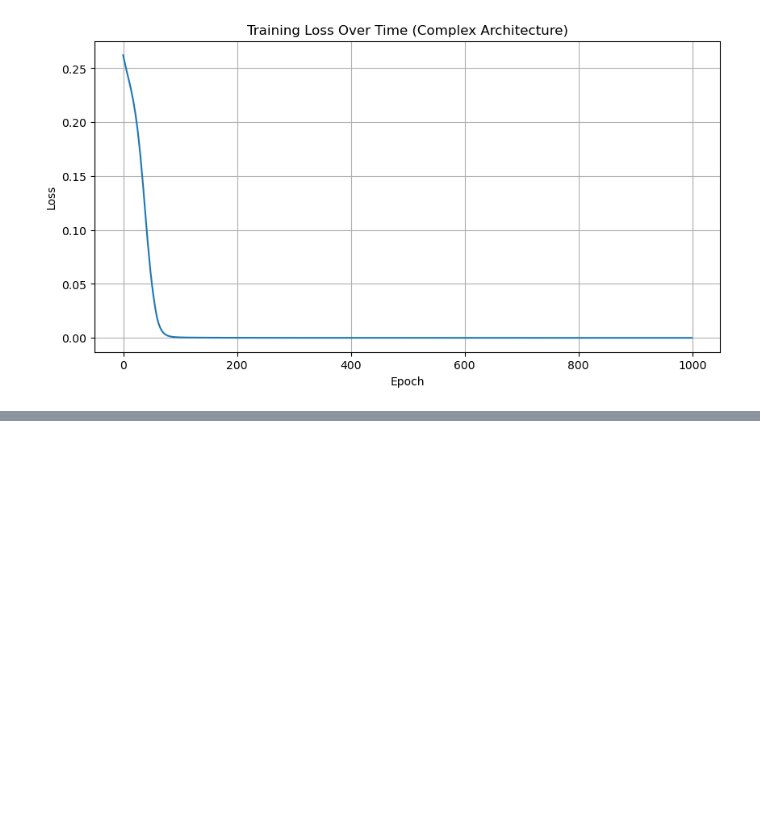
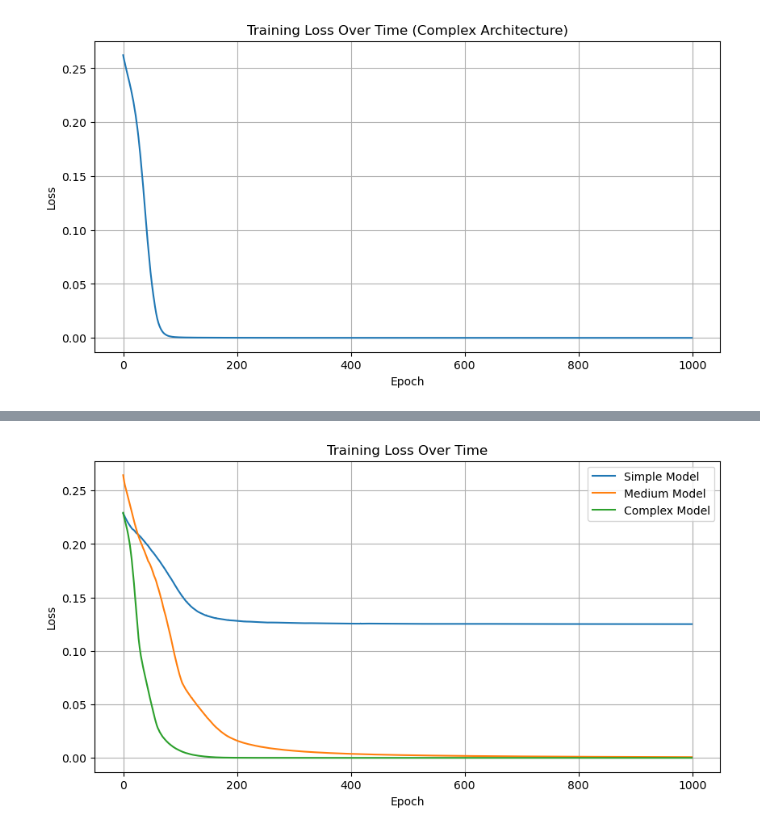
Before and after one commit to alexapvl/Babes-Bolyai-University, a Jupyter notebook: Semester4/AI/Lab/Lab5/AI_lab_5_2023-solved.ipynb, the cells around one changed output, grey strips where cells are left out. Saved outputs shown, nothing was run; the diff lists cells and outputs as text; code cells hidden in the pictures; blank space fills up the shorter version.

```diff
--- a/Semester4/AI/Lab/Lab5/AI_lab_5_2023-solved.ipynb
+++ b/Semester4/AI/Lab/Lab5/AI_lab_5_2023-solved.ipynb
@@ -387,7 +387,7 @@ optimizer = torch.optim.Adam(model3.parameters(), lr=0.01)
 # Training loop
 num_epochs = 1000
 print_interval = 100
-losses = []
+losses_model3 = []
 
 for epoch in range(num_epochs):
     outputs = model3(data_in)
@@ -397,7 +397,7 @@ for epoch in range(num_epochs):
     loss.backward()
     optimizer.step()
 
-    losses.append(loss.item())
+    losses_model3.append(loss.item())
 
     if (epoch + 1) % print_interval == 0:
         print(f'Epoch [{epoch+1}/{num_epochs}], Loss: {loss.item():.4f}')
@@ -516,0 +517,18 @@ tensor([[ 0.4721, -1.3750,  1.0756, -0.1416],
+# %%
+# Plot the training losses to compare the models
+# P.S.: Rerun the cells above to get and observe different results for each training run of the models
+plt.figure(figsize=(10, 5))
+plt.plot(range(len(losses_model1)), losses_model1, label='Simple Model')
+plt.plot(range(len(losses_model2)), losses_model2, label='Medium Model')
+plt.plot(range(len(losses_model3)), losses_model3, label='Complex Model')
+plt.title('Training Loss Over Time')
+plt.xlabel('Epoch')
+plt.ylabel('Loss')
+plt.legend()
+plt.grid(True)
+plt.show()
+print("Simple Model loss: ", losses_model1[-1])
+print("Medium Model loss: ", losses_model2[-1])
+print("Complex Model loss: ", losses_model3[-1])
+# %% [output]
+[figure, added]
```
Also changed, not shown: parts of 11 cells of this notebook.
